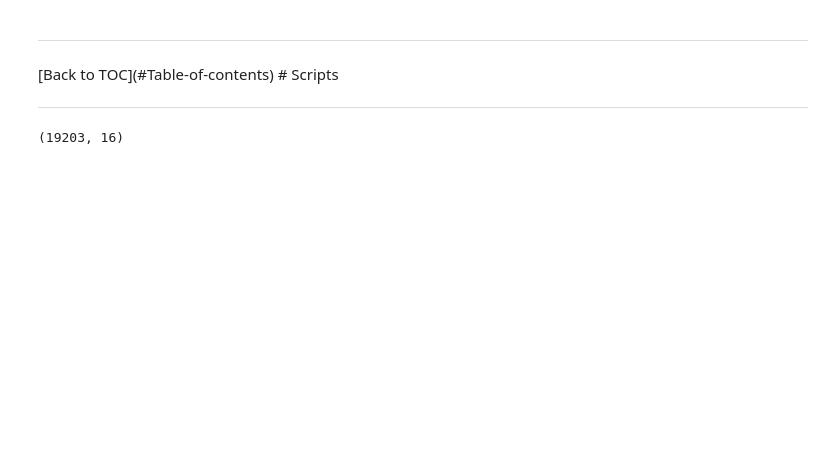
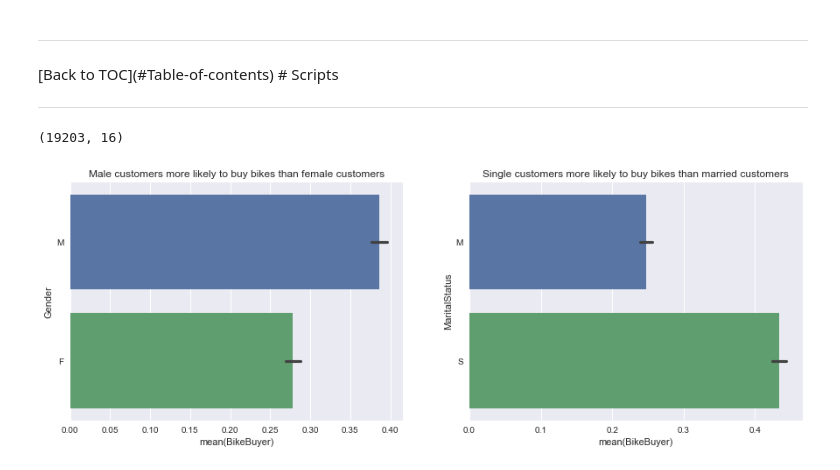
Before and after one commit to noorzaman/challange_weeknd, a Jupyter notebook: challange_weekend.ipynb, the cells around one changed output. Drawn from its saved outputs; the diff is of its cells as text; code cells hidden in the pictures; blank space fills up the shorter version.

```diff
--- a/challange_weekend.ipynb
+++ b/challange_weekend.ipynb
@@ -333,3 +346,7 @@ def explore_more_categorical_relationships(df):
 
     sns.barplot(x="BikeBuyer", y="Gender", hue="TotalChildren", data=df, ax=ax1)
     ax1.set_title("More children = more bikes sold")
+# %%
+explore_categorical_relationships(prediction_df)
+# %% [output]
+[figure, added]
```
Also changed, not shown: parts of 5 cells of this notebook.
